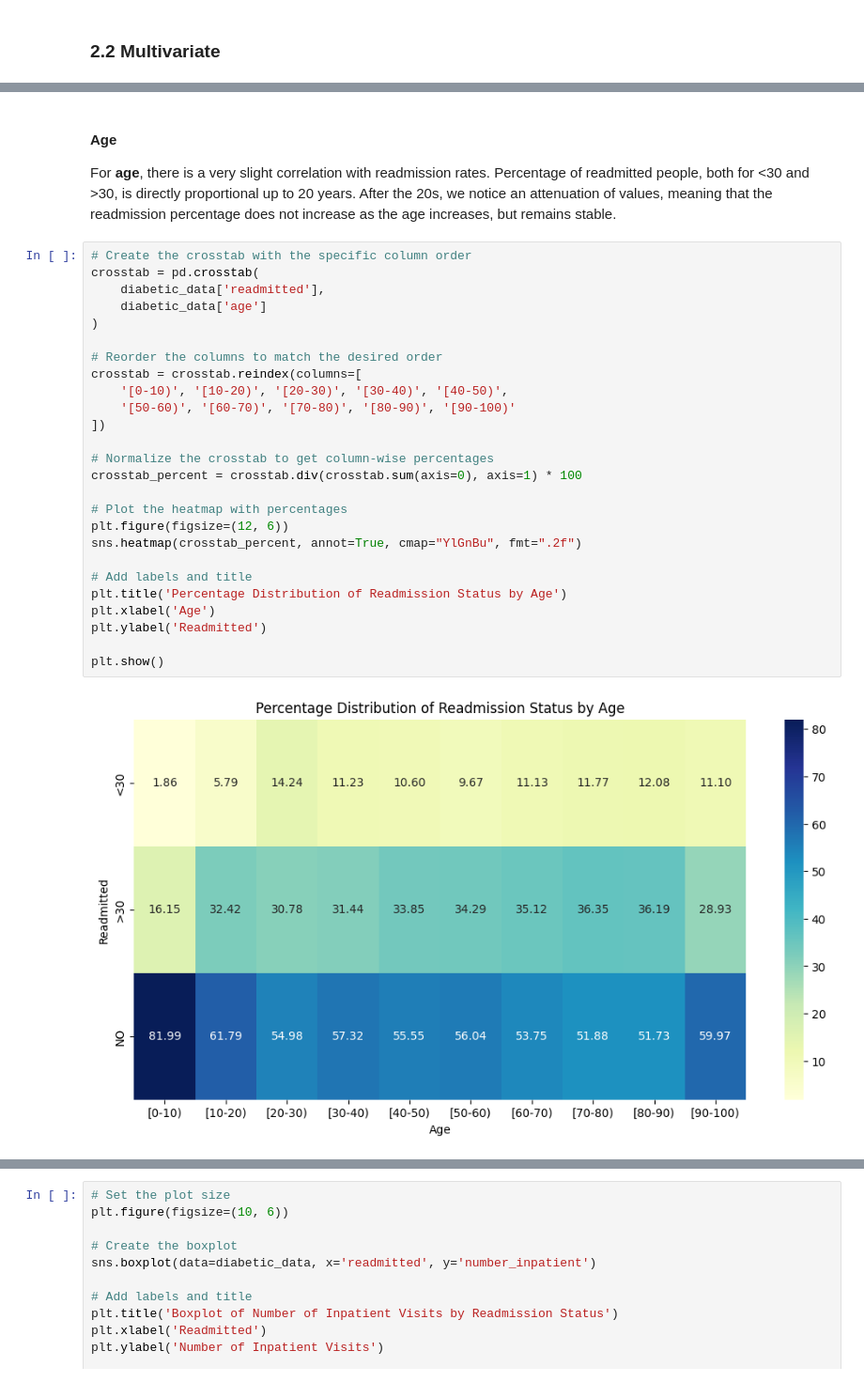
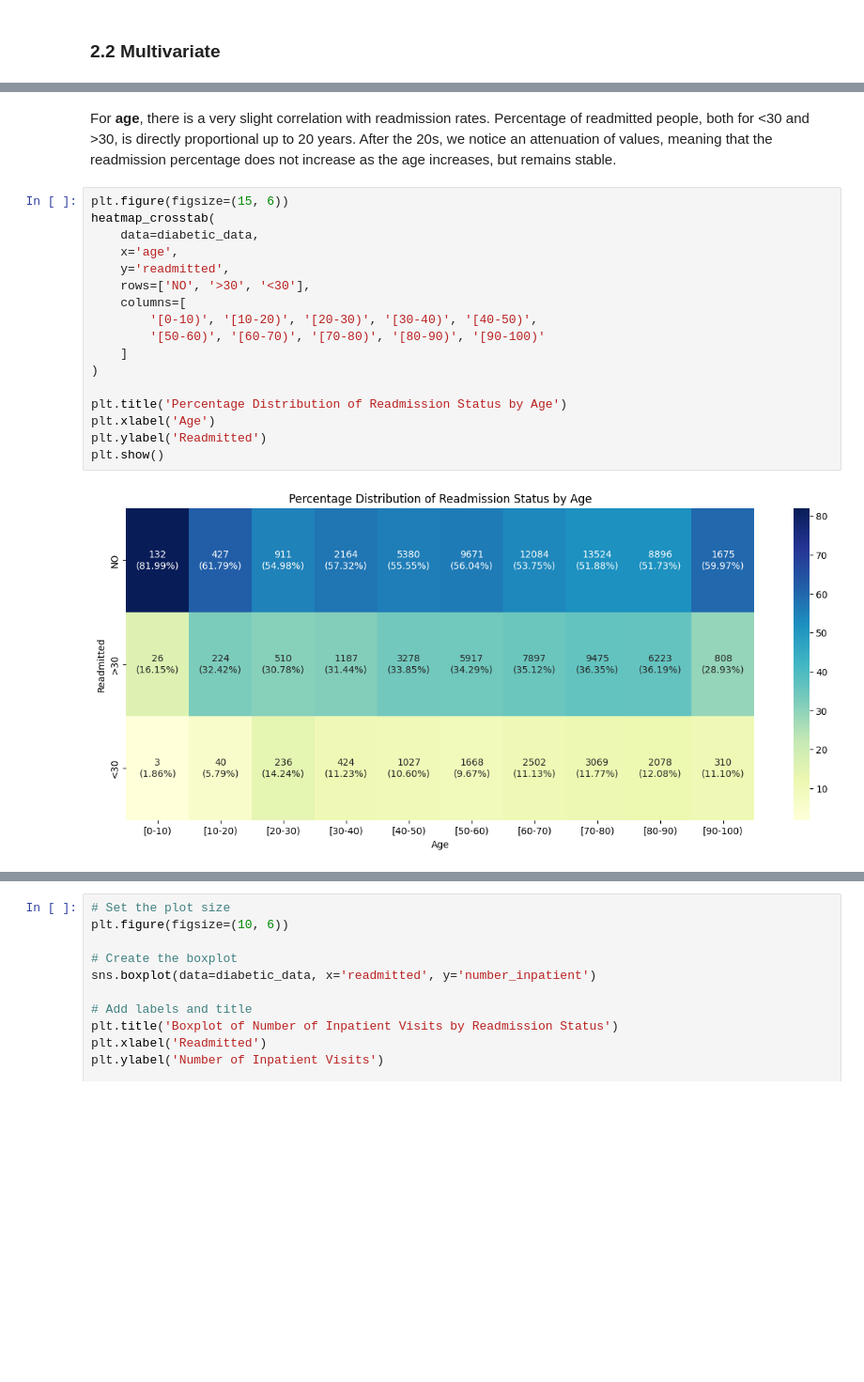
Before and after one commit to MechaMic38/unibs_mldm_diabetes, a Jupyter notebook: notebooks/dataset_eda.ipynb, the cells around one changed output, grey strips where cells are left out. Shown: that part at 94% size. Cells and saved outputs as stored; diff of their text form; blank space fills up the shorter version.

```diff
--- a/notebooks/dataset_eda.ipynb
+++ b/notebooks/dataset_eda.ipynb
@@ -217,32 +224,22 @@ plt.show()
 # %% [markdown]
-#### Age
 For **age**, there is a very slight correlation with readmission rates. Percentage of readmitted people, both for <30 and >30, is directly proportional up to 20 years. After the 20s, we notice an attenuation of values, meaning that the readmission percentage does not increase as the age increases, but remains stable.
 # %%
-# Create the crosstab with the specific column order
-crosstab = pd.crosstab(
-    diabetic_data['readmitted'],
-    diabetic_data['age']
+plt.figure(figsize=(15, 6))
+heatmap_crosstab(
+    data=diabetic_data,
+    x='age',
+    y='readmitted',
+    rows=['NO', '>30', '<30'],
+    columns=[
+        '[0-10)', '[10-20)', '[20-30)', '[30-40)', '[40-50)',
+        '[50-60)', '[60-70)', '[70-80)', '[80-90)', '[90-100)'
+    ]
 )
 
-# Reorder the columns to match the desired order
-crosstab = crosstab.reindex(columns=[
-    '[0-10)', '[10-20)', '[20-30)', '[30-40)', '[40-50)',
-    '[50-60)', '[60-70)', '[70-80)', '[80-90)', '[90-100)'
-])
-
-# Normalize the crosstab to get column-wise percentages
-crosstab_percent = crosstab.div(crosstab.sum(axis=0), axis=1) * 100
-
-# Plot the heatmap with percentages
-plt.figure(figsize=(12, 6))
-sns.heatmap(crosstab_percent, annot=True, cmap="YlGnBu", fmt=".2f")
-
-# Add labels and title
 plt.title('Percentage Distribution of Readmission Status by Age')
 plt.xlabel('Age')
 plt.ylabel('Readmitted')
-
 plt.show()
 # %% [output]
-[figure, old version]
+[figure, new version]
 # %% [markdown]
```
Also changed, not shown: parts of 41 cells of this notebook, 1 other file.
